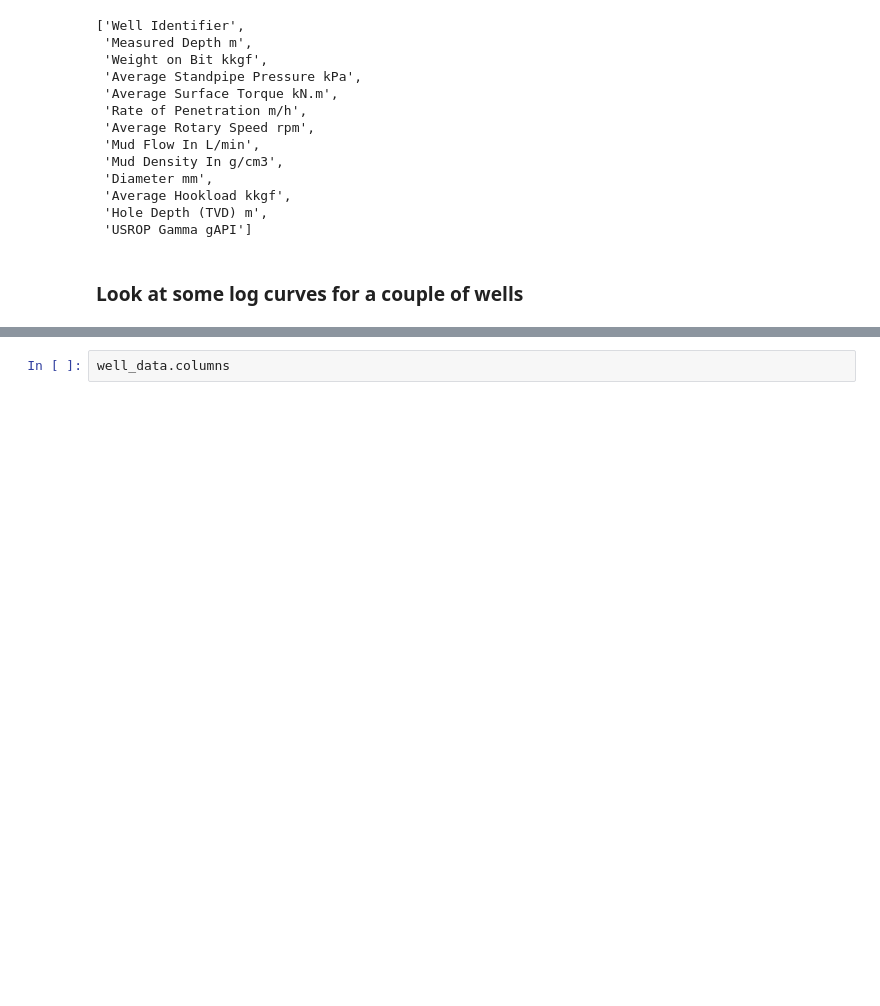
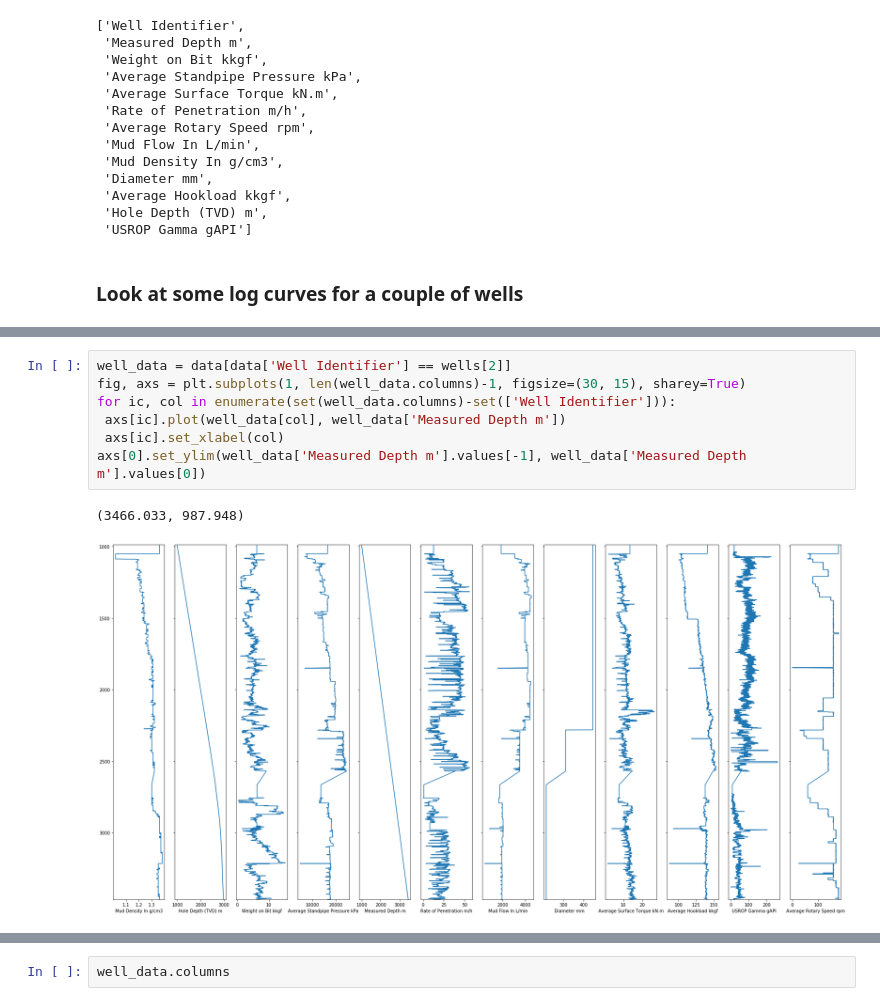
Before and after one commit to gaulghost/PetroCoder, a Jupyter notebook: PetroCoder_Round3_ByPradhuman.ipynb, the cells around one changed output, grey strips where cells are left out. Saved outputs shown, nothing was run; the diff lists cells and outputs as text; blank space fills up the shorter version.

```diff
--- a/PetroCoder_Round3_ByPradhuman.ipynb
+++ b/PetroCoder_Round3_ByPradhuman.ipynb
@@ -134,0 +135,10 @@ axs[0].set_ylim(well_data['Measured Depth m'].values[-1], well_data['Measured De
+# %%
+well_data = data[data['Well Identifier'] == wells[2]]
+fig, axs = plt.subplots(1, len(well_data.columns)-1, figsize=(30, 15), sharey=True)
+for ic, col in enumerate(set(well_data.columns)-set(['Well Identifier'])):
+ axs[ic].plot(well_data[col], well_data['Measured Depth m'])
+ axs[ic].set_xlabel(col)
+axs[0].set_ylim(well_data['Measured Depth m'].values[-1], well_data['Measured Depth m'].values[0])
+# %% [output]
+(3466.033, 987.948)
+[figure, added]
```
Also changed, not shown: parts of 34 cells of this notebook.
